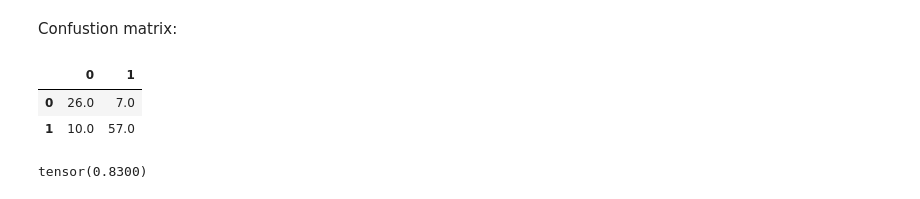
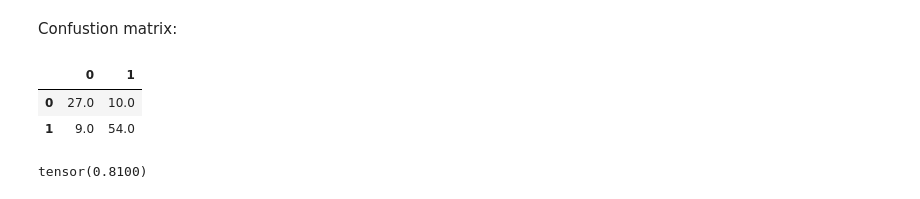
Before and after one commit to AretasSensorNetworks/ECG200ImageFieldExample, a Jupyter notebook: TestECG200.ipynb, the cells around one changed output. Drawn from its saved outputs; the diff is of its cells as text; code cells hidden in the pictures.

```diff
--- a/TestECG200.ipynb
+++ b/TestECG200.ipynb
@@ -13,7 +13,7 @@ The best performing model is included for reference: "ECG200_model_85pct.pkl"
 # %%
 from fastai.vision.all import *
 # %%
-image_data_path = Path("Y:/ai-time-series-classification-export-gaf/ECG200/train")
+image_data_path = Path("ECG200/train")
 # %%
 image_data_path.ls()
 # %% [output]
@@ -34,7 +34,7 @@ files[0].parts[4]
 '-1'
 # %%
 def label_func(f):
-    label = f.parts[4]
+    label = f.parts[-2]
     return label
 # %%
 set_seed(8888, True)
@@ -43,6 +43,6 @@ dls = ImageDataLoaders.from_path_func(
     files,
     label_func,
     valid_pct=0.2,
-    bs=32,
+    bs=8,
     item_tfms=Resize((240,240), ResizeMethod.Squish)
 )
@@ -64,5 +61,5 @@ SuggestedLRs(valley=0.00013182566908653826)
 # %%
-lr =0.0004
-learn.fit_one_cycle(10, lr)
+lr =0.00019054606673307717
+learn.fit_one_cycle(12, lr)
 # %% [output]
 | epoch | train_loss | valid_loss | accuracy | time |
@@ -183,15 +147,15 @@ Actual:-1
 Confustion matrix:
 # %%
 from IPython.display import display, HTML
-display(HTML(pd.DataFrame(accuracy).to_html()))
+display(HTML(pd.DataFrame(conf_matrix).to_html()))
 # %% [output]
 |  | 0 | 1 |
-| 0 | 26.0 | 7.0 |
-| 1 | 10.0 | 57.0 |
+| 0 | 27.0 | 10.0 |
+| 1 | 9.0 | 54.0 |
 # %%
 # accuracy
-accuracy_t = Tensor(accuracy)
+accuracy_t = Tensor(conf_matrix)
 accuracy_val = accuracy_t.trace() / accuracy_t.sum()
 print(accuracy_val)
 # %% [output]
-tensor(0.8300)
+tensor(0.8100)
```
Also changed, not shown: parts of 11 cells of this notebook, 4 other files.
